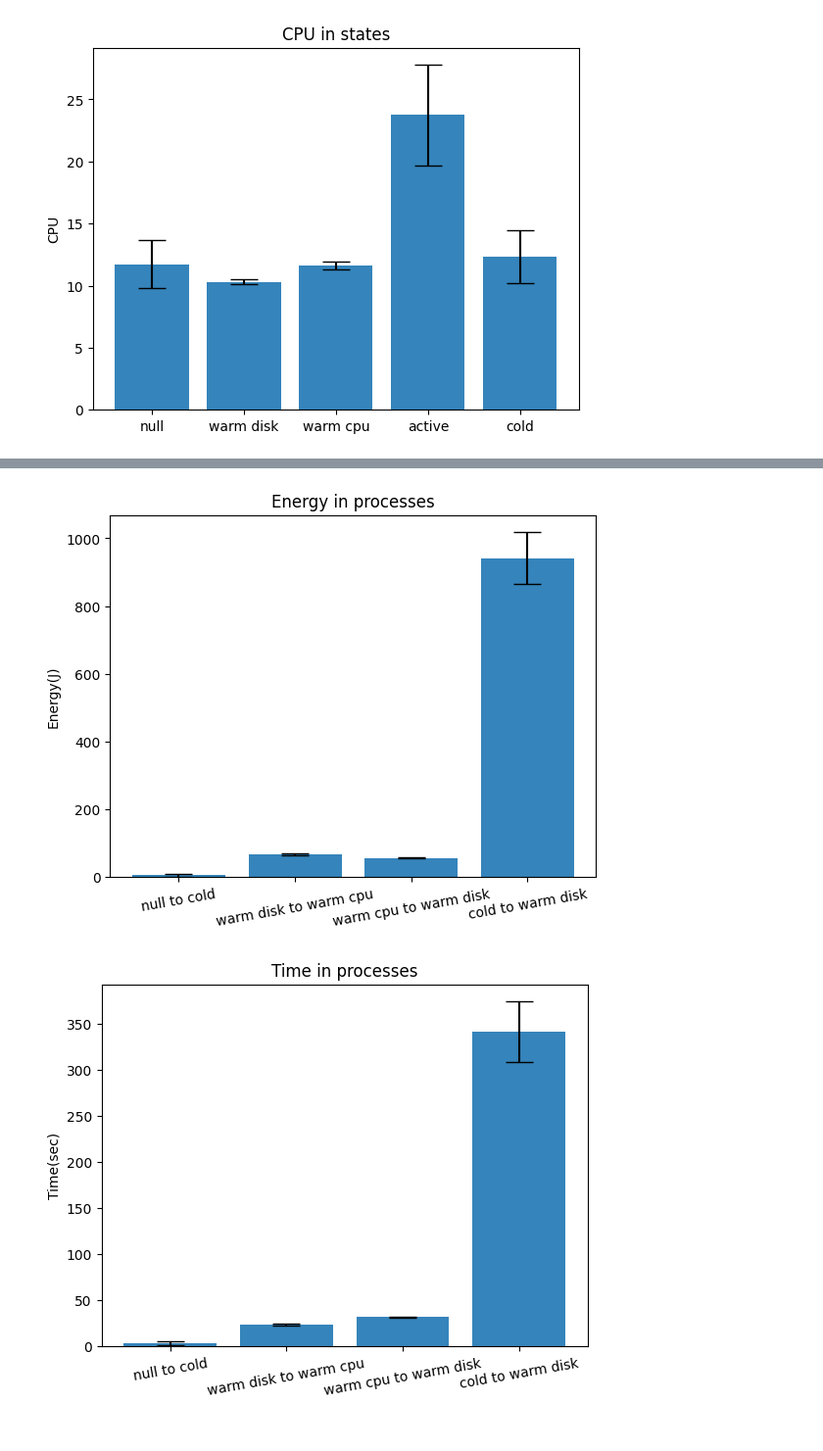
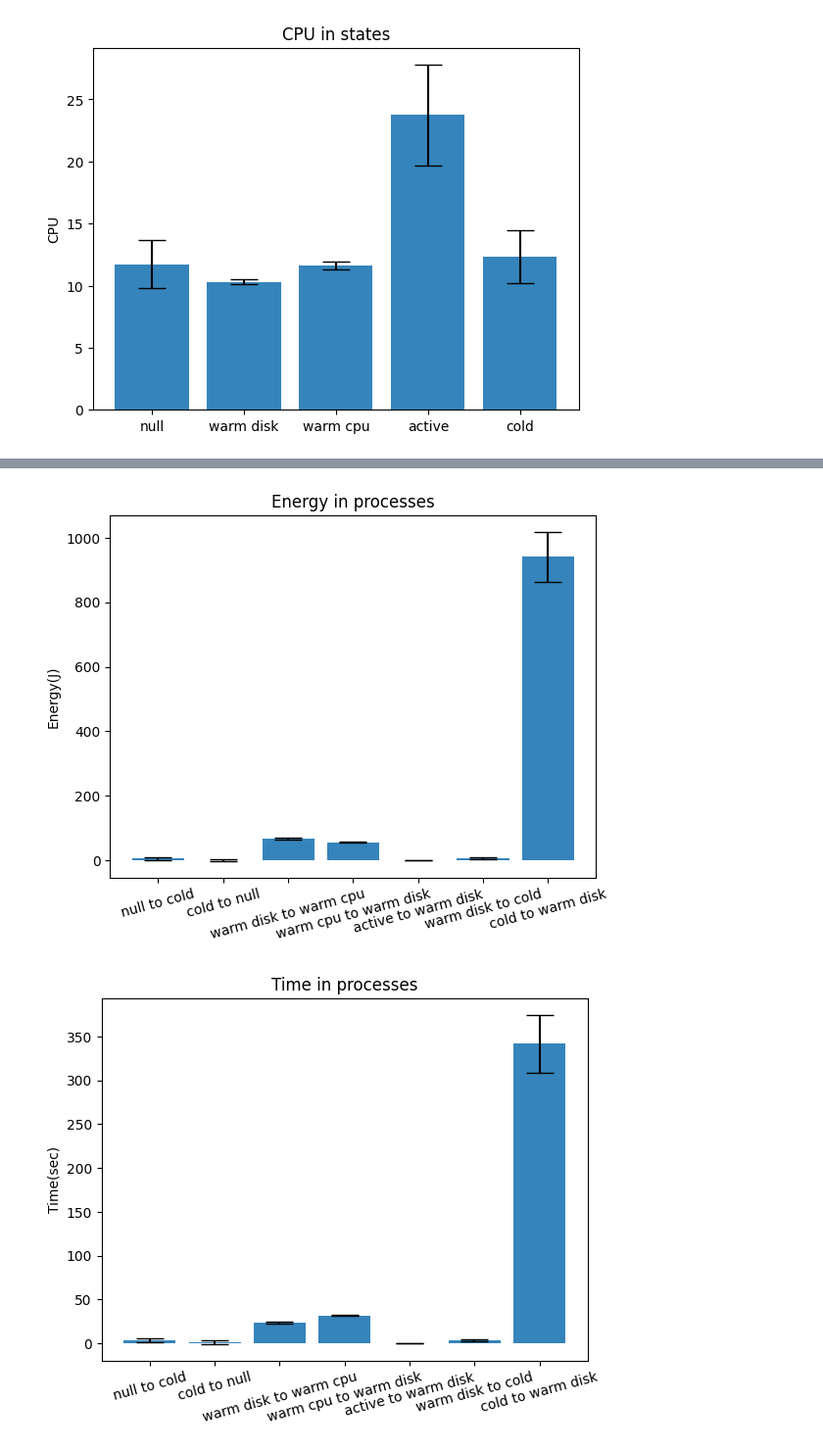
Before and after one commit to hctung57/serverless_detection_jestonnano, a Jupyter notebook: Result/serverless_bar_plot.ipynb, the cells around one changed output, grey strips where cells are left out. Shown at 98% size. Saved outputs shown, nothing was run; the diff lists cells and outputs as text; code cells hidden in the pictures.

```diff
--- a/Result/serverless_bar_plot.ipynb
+++ b/Result/serverless_bar_plot.ipynb
@@ -482,28 +612,31 @@ energy_cold_to_warm_disk_process_std = np.std(average_energy_cold_to_warm_disk_p
 # %%
 # energy in states
-data = [energy_null_to_cold_process_mean, energy_warm_disk_to_warm_cpu_process_mean,
-        energy_warm_cpu_to_warm_disk_process_mean, energy_cold_to_warm_disk_process_mean]
-error = [energy_null_to_cold_process_std, energy_warm_disk_to_warm_cpu_process_std,
-        energy_warm_cpu_to_warm_disk_process_std, energy_cold_to_warm_disk_process_std]
-state = ["null to cold", "warm disk to warm cpu",
-         "warm cpu to warm disk", "cold to warm disk"]
+data = [energy_null_to_cold_process_mean, energy_cold_to_null_process_mean, energy_warm_disk_to_warm_cpu_process_mean,
+        energy_warm_cpu_to_warm_disk_process_mean, energy_active_to_warm_disk_process_mean, energy_warm_disk_to_cold_process_mean, energy_cold_to_warm_disk_process_mean]
+error = [energy_null_to_cold_process_std, energy_null_to_cold_process_std, energy_warm_disk_to_warm_cpu_process_std,
+         energy_warm_cpu_to_warm_disk_process_std, energy_active_to_warm_disk_process_std, energy_warm_disk_to_cold_process_std, energy_cold_to_warm_disk_process_std]
+state = ["null to cold", "cold to null", "warm disk to warm cpu",
+         "warm cpu to warm disk", "active to warm disk", "warm disk to cold", "cold to warm disk"]
 fig1, ax1 = plot.subplots()
 x_pos = x_pos = np.arange(len(state))
 ax1.bar(x_pos, data, yerr=error, align='center',
         alpha=0.9, ecolor='black', capsize=10)
 ax1.set_title('Energy in processes')
 ax1.set_ylabel("Energy(J)")
-plot.xticks(rotation = 10)
+plot.xticks(rotation = 15)
 ax1.set_xticks(x_pos)
 ax1.set_xticklabels(state)
 plot.show()
 # %% [output]
-[figure, old version]
+[figure, new version]
 # %%
 average_time_null_to_cold_process = []
 average_time_warm_disk_to_warm_cpu_process = []
 average_time_warm_cpu_to_warm_disk_process = []
 average_time_cold_to_warm_disk_process = []
+average_time_active_to_warm_disk_process = []
+average_time_warm_disk_to_cold_process = []
+average_time_cold_to_null_process = []
 for i in range(1,24):
     file_name = "timestamp/timestamp_target_pod_1_repeat_"+str(i)+"_type_detection_29_1_2023_2h44.csv"
     #PROCESS
@@ -511,6 +644,9 @@ for i in range(1,24):
     time_warm_disk_to_warm_cpu_process = []
     time_warm_cpu_to_warm_disk_process = []
     time_cold_to_warm_disk_process = []
+    time_active_to_warm_disk_process = []
+    time_warm_disk_to_cold_process = []
+    time_cold_to_null_process = []
     with open(file_name, newline='') as csvfile:
         spamreader = csv.reader(csvfile, delimiter=',', quotechar='|')
         for row in spamreader:
@@ -522,38 +658,53 @@ for i in range(1,24):
                 time_warm_cpu_to_warm_disk_process.append(float(row[1]))
             elif row[2] == "cold_to_warm_disk":
                 time_cold_to_warm_disk_process.append(float(row[1]))
+            elif row[2] == "active_to_warm_disk_process":
+                time_active_to_warm_disk_process.append(float(row[1]))
+            elif row[2] == "warm_disk_to_cold":
+                time_warm_disk_to_cold_process.append(float(row[1]))
+            elif row[2] == "cold_to_null_process":
+                time_cold_to_null_process.append(float(row[1]))
         average_time_null_to_cold_process.append(time_null_to_cold_process[-1]-time_null_to_cold_process[0])
         average_time_warm_disk_to_warm_cpu_process.append(time_warm_disk_to_warm_cpu_process[-1]-time_warm_disk_to_warm_cpu_process[0])
         average_time_warm_cpu_to_warm_disk_process.append(time_warm_cpu_to_warm_disk_process[-1]-time_warm_cpu_to_warm_disk_process[0])
         average_time_cold_to_warm_disk_process.append(time_cold_to_warm_disk_process[-1]-time_cold_to_warm_disk_process[0])
+        average_time_active_to_warm_disk_process.append(time_active_to_warm_disk_process[-1]-time_active_to_warm_disk_process[0])
+        average_time_warm_disk_to_cold_process.append(time_warm_disk_to_cold_process[-1]-time_warm_disk_to_cold_process[0])
+        average_time_cold_to_null_process.append(time_cold_to_null_process[-1]-time_cold_to_null_process[0])
 # %%
 # Calculate the average
 time_null_to_cold_process_mean = np.mean(average_time_null_to_cold_process)
 time_warm_disk_to_warm_cpu_process_mean = np.mean(average_time_warm_disk_to_warm_cpu_process)
 time_warm_cpu_to_warm_disk_process_mean = np.mean(average_time_warm_cpu_to_warm_disk_process)
 time_cold_to_warm_disk_process_mean = np.mean(average_time_cold_to_warm_disk_process)
+time_active_to_warm_disk_process_mean = np.mean(average_time_active_to_warm_disk_process)
+time_warm_disk_to_cold_process_mean = np.mean(average_time_warm_disk_to_cold_process)
+time_cold_to_null_process_mean = np.mean(average_time_cold_to_null_process)
 # Calculate the standard deviation
 time_null_to_cold_process_std = np.std(average_time_null_to_cold_process)
 time_warm_disk_to_warm_cpu_process_std = np.std(average_time_warm_disk_to_warm_cpu_process)
 time_warm_cpu_to_warm_disk_process_std = np.std(average_time_warm_cpu_to_warm_disk_process)
 time_cold_to_warm_disk_process_std = np.std(average_time_cold_to_warm_disk_process)
+time_active_to_warm_disk_process_std = np.std(average_time_active_to_warm_disk_process)
+time_warm_disk_to_cold_process_std = np.std(average_time_warm_disk_to_cold_process)
+time_cold_to_null_process_std = np.std(average_time_cold_to_null_process)
 # %%
 # time in states
-data = [time_null_to_cold_process_mean, time_warm_disk_to_warm_cpu_process_mean,
-        time_warm_cpu_to_warm_disk_process_mean, time_cold_to_warm_disk_process_mean]
-error = [time_null_to_cold_process_std, time_warm_disk_to_warm_cpu_process_std,
-        time_warm_cpu_to_warm_disk_process_std, time_cold_to_warm_disk_process_std]
-state = ["null to cold", "warm disk to warm cpu",
-         "warm cpu to warm disk", "cold to warm disk"]
+data = [time_null_to_cold_process_mean, time_cold_to_null_process_mean, time_warm_disk_to_warm_cpu_process_mean,
+        time_warm_cpu_to_warm_disk_process_mean, time_active_to_warm_disk_process_mean, time_warm_disk_to_cold_process_mean, time_cold_to_warm_disk_process_mean]
+error = [time_null_to_cold_process_std, time_null_to_cold_process_std, time_warm_disk_to_warm_cpu_process_std,
+         time_warm_cpu_to_warm_disk_process_std, time_active_to_warm_disk_process_std, time_warm_disk_to_cold_process_std, time_cold_to_warm_disk_process_std]
+state = ["null to cold", "cold to null", "warm disk to warm cpu",
+         "warm cpu to warm disk", "active to warm disk", "warm disk to cold", "cold to warm disk"]
 fig1, ax1 = plot.subplots()
 x_pos = x_pos = np.arange(len(state))
 ax1.bar(x_pos, data, yerr=error, align='center',
         alpha=0.9, ecolor='black', capsize=10)
 ax1.set_title('Time in processes')
 ax1.set_ylabel("Time(sec)")
-plot.xticks(rotation = 10)
+plot.xticks(rotation = 15)
 ax1.set_xticks(x_pos)
 ax1.set_xticklabels(state)
 plot.show()
 # %% [output]
-[figure, old version]
+[figure, new version]
```
Also changed, not shown: parts of 9 cells of this notebook.
